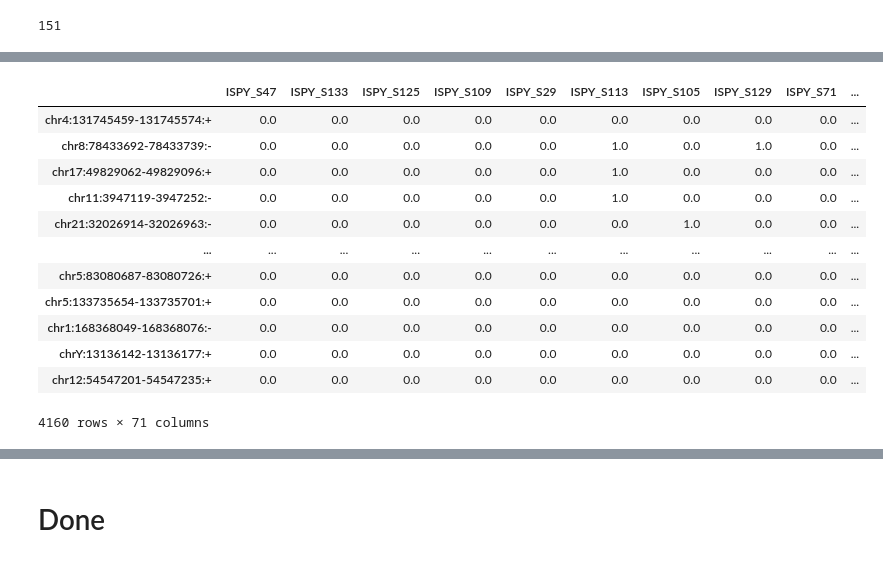
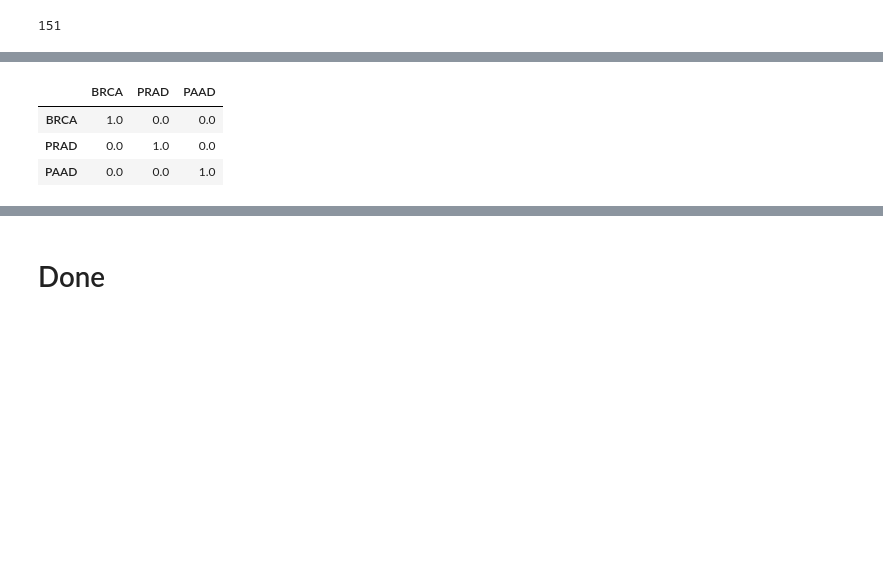
Before and after one commit to goodarzilab/Jeff, a Jupyter notebook: pancancer_oncRNA/serum/serum_oncRNA_analysis.ipynb, the cells around one changed output, grey strips where cells are left out. Cells and saved outputs as stored; diff of their text form; code cells hidden in the pictures; blank space fills up the shorter version.

```diff
--- a/pancancer_oncRNA/serum/serum_oncRNA_analysis.ipynb
+++ b/pancancer_oncRNA/serum/serum_oncRNA_analysis.ipynb
@@ -207,0 +221,40 @@ sns_plot.savefig("frac_temp")
+# %%
+for i,sample in enumerate(merged_bin_df_all.columns.tolist()[::-1]):
+    target=""
+    if sample.startswith("ISPY"):
+        target = "BRCA"
+    elif sample.startswith("PRAD"):
+        target = "PRAD"
+    elif sample.startswith("PNC"):
+        target = "PAAD"
+
+    tmp_df = merged_bin_df_all.drop([sample], axis=1)
+    BRCA_columns = np.array([True if x.startswith("ISPY") else False for x in tmp_df.columns])
+    PRAD_columns = np.array([True if x.startswith("PRAD") else False for x in tmp_df.columns])
+    PAAD_columns = np.array([True if x.startswith("PNC") else False for x in tmp_df.columns])
+    BRCA_rows = tmp_df.loc[(tmp_df.loc[:,BRCA_columns].sum(axis=1)>1) & (tmp_df.iloc[:,~BRCA_columns].sum(axis=1)==0),].index
+    PRAD_rows = tmp_df.loc[(tmp_df.loc[:,PRAD_columns].sum(axis=1)>4) & (tmp_df.iloc[:,~PRAD_columns].sum(axis=1)==0),].index
+    PAAD_rows = tmp_df.loc[(tmp_df.loc[:,PAAD_columns].sum(axis=1)>1) & (tmp_df.iloc[:,~PAAD_columns].sum(axis=1)==0),].index
+
+    tmp_df = tmp_df.loc[((tmp_df.loc[:,BRCA_columns].sum(axis=1)>1) & (tmp_df.iloc[:,~BRCA_columns].sum(axis=1)==0)) | \
+                        ((tmp_df.loc[:,PRAD_columns].sum(axis=1)>4) & (tmp_df.iloc[:,~PRAD_columns].sum(axis=1)==0)) | \
+                        ((tmp_df.loc[:,PAAD_columns].sum(axis=1)>1) & (tmp_df.iloc[:,~PAAD_columns].sum(axis=1)==0)),]
+
+
+    test = merged_bin_df_all.loc[tmp_df.index,sample]
+    BRCA_score = test[BRCA_rows].sum() / len(BRCA_rows)
+    PRAD_score = test[PRAD_rows].sum() / len(PRAD_rows)
+    PAAD_score = test[PAAD_rows].sum() / len(PAAD_rows)
+
+    test_call=""
+    if max(BRCA_score, PRAD_score, PAAD_score) == BRCA_score:
+        test_call = "BRCA"
+    elif max(BRCA_score, PRAD_score, PAAD_score) == PRAD_score:
+        test_call = "PRAD"
+    elif max(BRCA_score, PRAD_score, PAAD_score) == PAAD_score:
+        test_call = "PAAD"
+
+    if confusion_dict[target] and confusion_dict[target][test_call]:
+        confusion_dict[target][test_call] += 1
+    else:
+        confusion_dict[target][test_call] = 1
@@ -207,0 +268,3 @@ sns_plot.savefig("frac_temp")
+# %%
+confusion_df = pd.DataFrame.from_dict(confusion_dict)
+confusion_df
@@ -208,16 +276,7 @@ sns_plot.savefig("frac_temp")
 # %%
-merged_bin_df[merged_bin_df.sum(axis=1) > 2]
+confusion_df / confusion_df.sum(axis=1)
 # %% [output]
-|  | ISPY_S47 | ISPY_S133 | ISPY_S125 | ISPY_S109 | ISPY_S29 | ISPY_S113 | ISPY_S105 | ISPY_S129 | ISPY_S71 | ... |
-| chr4:131745459-131745574:+ | 0.0 | 0.0 | 0.0 | 0.0 | 0.0 | 0.0 | 0.0 | 0.0 | 0.0 | ... |
-| chr8:78433692-78433739:- | 0.0 | 0.0 | 0.0 | 0.0 | 0.0 | 1.0 | 0.0 | 1.0 | 0.0 | ... |
-| chr17:49829062-49829096:+ | 0.0 | 0.0 | 0.0 | 0.0 | 0.0 | 1.0 | 0.0 | 0.0 | 0.0 | ... |
-| chr11:3947119-3947252:- | 0.0 | 0.0 | 0.0 | 0.0 | 0.0 | 1.0 | 0.0 | 0.0 | 0.0 | ... |
-| chr21:32026914-32026963:- | 0.0 | 0.0 | 0.0 | 0.0 | 0.0 | 0.0 | 1.0 | 0.0 | 0.0 | ... |
-| ... | ... | ... | ... | ... | ... | ... | ... | ... | ... | ... |
-| chr5:83080687-83080726:+ | 0.0 | 0.0 | 0.0 | 0.0 | 0.0 | 0.0 | 0.0 | 0.0 | 0.0 | ... |
-| chr5:133735654-133735701:+ | 0.0 | 0.0 | 0.0 | 0.0 | 0.0 | 0.0 | 0.0 | 0.0 | 0.0 | ... |
-| chr1:168368049-168368076:- | 0.0 | 0.0 | 0.0 | 0.0 | 0.0 | 0.0 | 0.0 | 0.0 | 0.0 | ... |
-| chrY:13136142-13136177:+ | 0.0 | 0.0 | 0.0 | 0.0 | 0.0 | 0.0 | 0.0 | 0.0 | 0.0 | ... |
-| chr12:54547201-54547235:+ | 0.0 | 0.0 | 0.0 | 0.0 | 0.0 | 0.0 | 0.0 | 0.0 | 0.0 | ... |
+|  | BRCA | PRAD | PAAD |
+| BRCA | 1.0 | 0.0 | 0.0 |
+| PRAD | 0.0 | 1.0 | 0.0 |
+| PAAD | 0.0 | 0.0 | 1.0 |
-4160 rows × 71 columns
```
Also changed, not shown: parts of 21 cells of this notebook, 1 other file.
